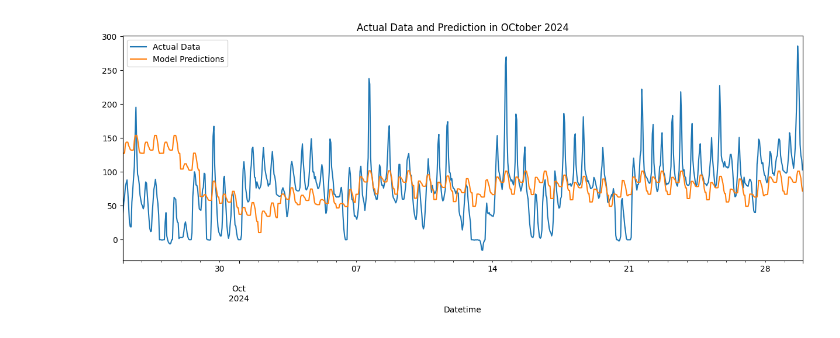
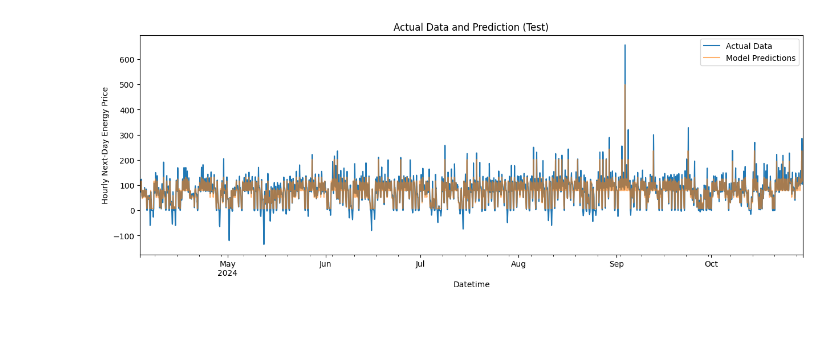
Before and after one commit to YukaNakamoto/LSDI-Project-, a Jupyter notebook: models/benchmark.ipynb, the cells around one changed output. Drawn from its saved outputs; the diff is of its cells as text; code cells hidden in the pictures.

```diff
--- a/models/benchmark.ipynb
+++ b/models/benchmark.ipynb
@@ -13,7 +13,7 @@ df.index = pd.to_datetime(df.index)
 
 df.rename(columns={"hourly day-ahead energy price": "Price"}, inplace=True)
 # %%
-SPLIT_DATE = df.index[int(0.2 * len(df))]
+SPLIT_DATE = df.index[int(0.18 * len(df))]
 
 
 train = df.loc[df.index < SPLIT_DATE]
@@ -61,7 +68,7 @@ df
 train = create_features(train)
 test = create_features(test)
 
-FEATURES = ['hour', 'dayofyear', 'dayofweek']
+FEATURES = ['hour', 'dayofyear', 'dayofweek', 'ma_3_hours','ma_6_hours','ma_1_days','ma_3_days','ma_7_days']
 TARGET = 'Price'
 
 X_train = train[FEATURES]
@@ -70,12 +77,31 @@ y_train = train[TARGET]
 X_test = test[FEATURES]
 y_test = test[TARGET]
 
-reg = xgb.XGBRegressor(base_score=0.5, booster='gbtree',
-                       n_estimators=1000,
-                       early_stopping_rounds=50,
-                       objective='reg:linear',
-                       max_depth=3,
-                       learning_rate=0.01)
+best_params = {
+    'base_score': float(0.20438597995798177),
+    'colsample_bytree': float(0.932989723014941),
+    'early_stopping_rounds': int(4),
+    'gamma': float(0.0001751200398487085),
+    'learning_rate': float(0.5),  # A high learning rate; consider adjusting based on model performance
+    'max_depth': int(2),
+    'min_child_weight': int(3),
+    'n_estimators': int(5),
+    'subsample': float(0.8159969087302229)
+}
+
+reg = xgb.XGBRegressor(
+    base_score=best_params['base_score'],
+    colsample_bytree=best_params['colsample_bytree'],
+    early_stopping_rounds=best_params['early_stopping_rounds'],
+    gamma=best_params['gamma'],
+    learning_rate=best_params['learning_rate'],
+    max_depth=best_params['max_depth'],
+    min_child_weight=best_params['min_child_weight'],
+    n_estimators=best_params['n_estimators'],
+    subsample=best_params['subsample'],
+    objective='reg:squarederror',
+)
+
 reg.fit(X_train, y_train,
         eval_set=[(X_train, y_train), (X_test, y_test)],
         verbose=25)
@@ -141,16 +149,17 @@ test
 # %%
 df = df.merge(test[['prediction']], how='left', left_index=True, right_index=True)
 # %%
-WINDOW = df.iloc[:int(0.01 * (len(df)))].copy()
+WINDOW = df.iloc[:int(0.06 * (len(df)))].copy()
 
 ax = WINDOW[[TARGET]].plot(figsize=(15, 5))
-df['prediction'].plot(ax=ax, style='-')
+df['prediction'].plot(ax=ax, style='-', alpha=0.6)
 ax.set_xlim(WINDOW.index.min(), WINDOW.index.max())
+ax.set_ylabel("Hourly Next-Day Energy Price")
 plt.legend(['Actual Data', 'Model Predictions'])
-ax.set_title('Actual Data and Prediction in OCtober 2024')
+ax.set_title('Actual Data and Prediction (Test)')
 plt.show()
 # %% [output]
-[figure, old version]
+[figure, new version]
 # %%
 #test error fot the entire test set
 score = root_mean_squared_error(test[TARGET], test['prediction'])
```
Also changed, not shown: parts of 9 cells of this notebook, 3 other files.
